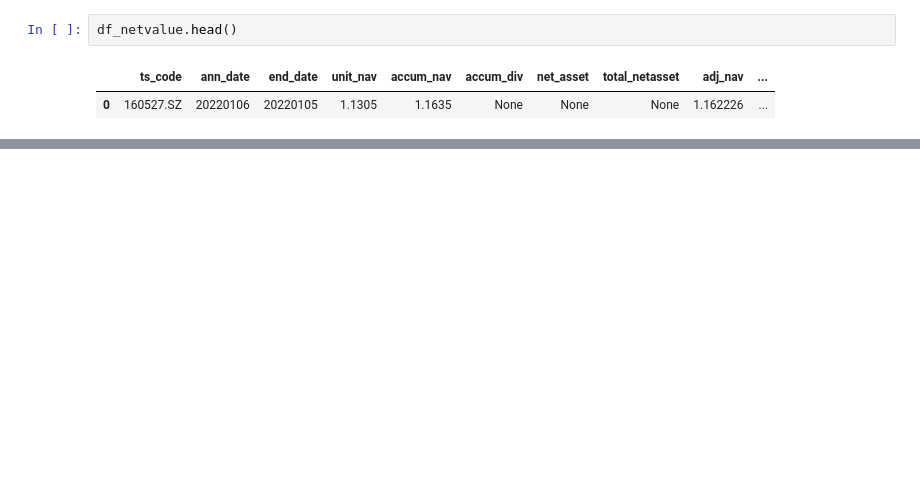
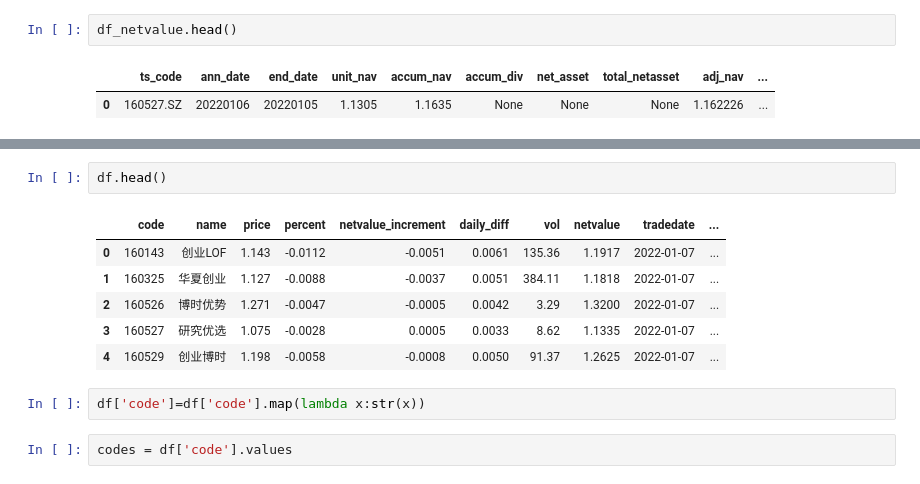
Before and after one commit to Rockyzsu/stock, a Jupyter notebook: analysis/closed_fund_analysis.ipynb, the cells around one changed output, grey strips where cells are left out. Saved outputs shown, nothing was run; the diff lists cells and outputs as text; blank space fills up the shorter version.

```diff
--- a/analysis/closed_fund_analysis.ipynb
+++ b/analysis/closed_fund_analysis.ipynb
@@ -71,0 +100,13 @@ df2.head()
+# %%
+df.head()
+# %% [output]
+|  | code | name | price | percent | netvalue_increment | daily_diff | vol | netvalue | tradedate | ... |
+| 0 | 160143 | 创业LOF | 1.143 | -0.0112 | -0.0051 | 0.0061 | 135.36 | 1.1917 | 2022-01-07 | ... |
+| 1 | 160325 | 华夏创业 | 1.127 | -0.0088 | -0.0037 | 0.0051 | 384.11 | 1.1818 | 2022-01-07 | ... |
+| 2 | 160526 | 博时优势 | 1.271 | -0.0047 | -0.0005 | 0.0042 | 3.29 | 1.3200 | 2022-01-07 | ... |
+| 3 | 160527 | 研究优选 | 1.075 | -0.0028 | 0.0005 | 0.0033 | 8.62 | 1.1335 | 2022-01-07 | ... |
+| 4 | 160529 | 创业博时 | 1.198 | -0.0058 | -0.0008 | 0.0050 | 91.37 | 1.2625 | 2022-01-07 | ... |
+# %%
+df['code']=df['code'].map(lambda x:str(x))
+# %%
+codes = df['code'].values
```
Also changed, not shown: parts of 12 cells of this notebook, 3 other files.
